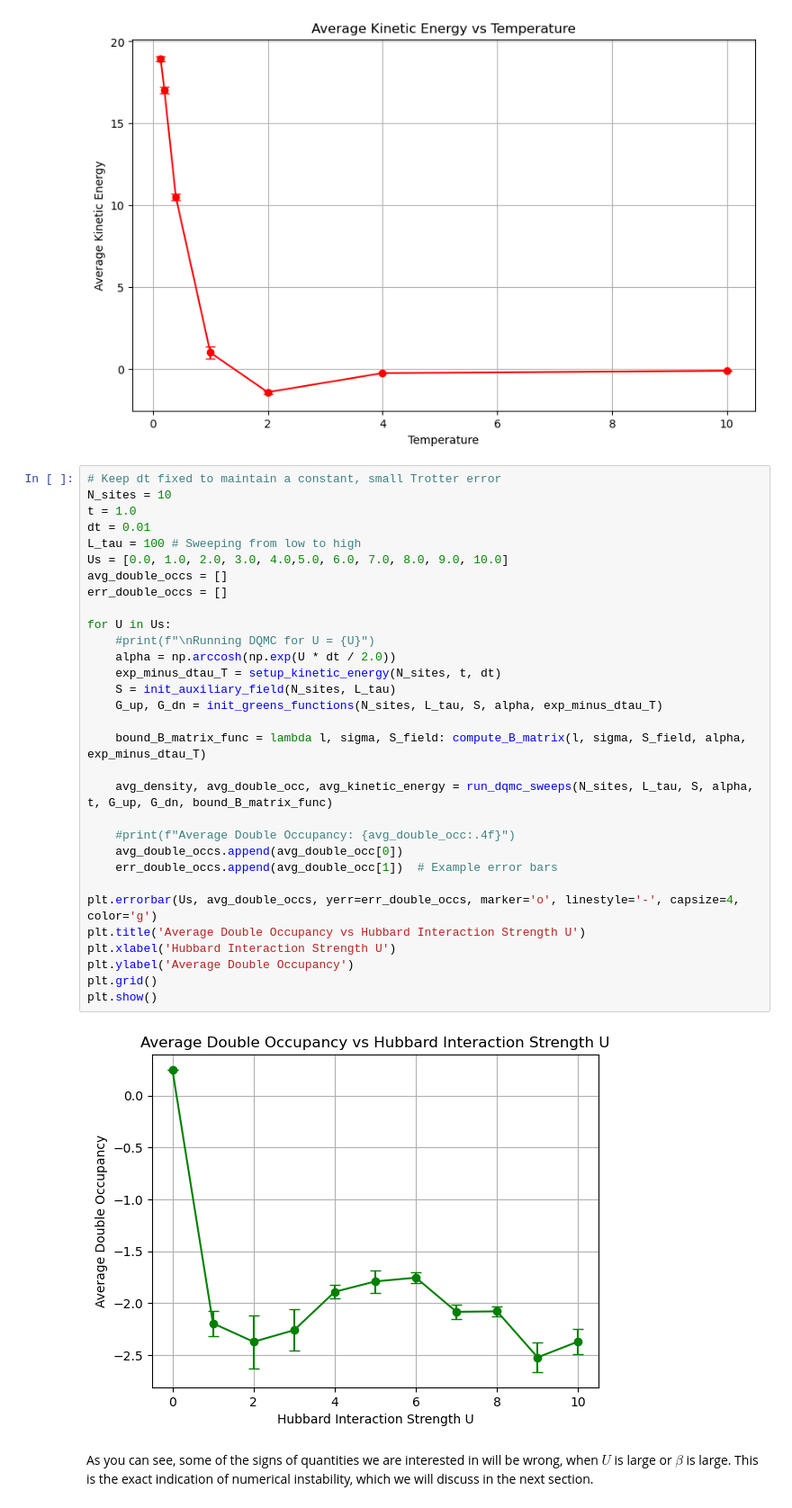
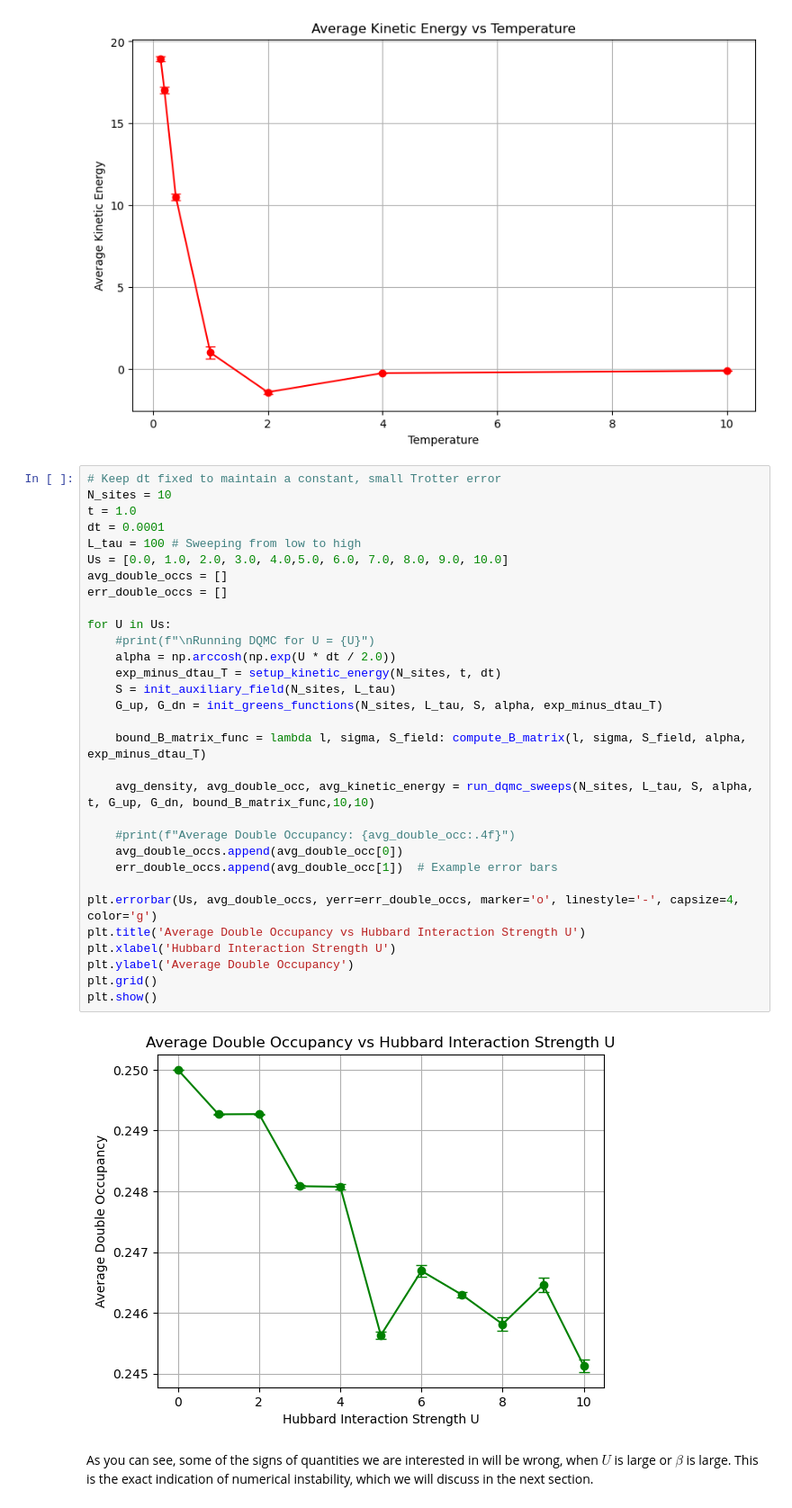
Before and after one commit to RENSHUZHE/HKU-DQMC, a Jupyter notebook: DQMC_Theory_2_Measurement_and_Updating.ipynb, the cells around one changed output. Shown at 90% size. Cells and saved outputs as stored; diff of their text form.

```diff
--- a/DQMC_Theory_2_Measurement_and_Updating.ipynb
+++ b/DQMC_Theory_2_Measurement_and_Updating.ipynb
@@ -724,36 +728,36 @@ plt.show()
 # %%
 # Keep dt fixed to maintain a constant, small Trotter error
 N_sites = 10
 t = 1.0
-dt = 0.01
+dt = 0.0001
 L_tau = 100 # Sweeping from low to high
 Us = [0.0, 1.0, 2.0, 3.0, 4.0,5.0, 6.0, 7.0, 8.0, 9.0, 10.0]
 avg_double_occs = []
 err_double_occs = []
 
 for U in Us:
     #print(f"\nRunning DQMC for U = {U}")
     alpha = np.arccosh(np.exp(U * dt / 2.0))
     exp_minus_dtau_T = setup_kinetic_energy(N_sites, t, dt)
     S = init_auxiliary_field(N_sites, L_tau)
     G_up, G_dn = init_greens_functions(N_sites, L_tau, S, alpha, exp_minus_dtau_T)
 
     bound_B_matrix_func = lambda l, sigma, S_field: compute_B_matrix(l, sigma, S_field, alpha, exp_minus_dtau_T)
 
-    avg_density, avg_double_occ, avg_kinetic_energy = run_dqmc_sweeps(N_sites, L_tau, S, alpha, t, G_up, G_dn, bound_B_matrix_func)
+    avg_density, avg_double_occ, avg_kinetic_energy = run_dqmc_sweeps(N_sites, L_tau, S, alpha, t, G_up, G_dn, bound_B_matrix_func,10,10)
 
     #print(f"Average Double Occupancy: {avg_double_occ:.4f}")
     avg_double_occs.append(avg_double_occ[0])
     err_double_occs.append(avg_double_occ[1])  # Example error bars
 
 plt.errorbar(Us, avg_double_occs, yerr=err_double_occs, marker='o', linestyle='-', capsize=4, color='g')
 plt.title('Average Double Occupancy vs Hubbard Interaction Strength U')
 plt.xlabel('Hubbard Interaction Strength U')
 plt.ylabel('Average Double Occupancy')
 plt.grid()
 plt.show()
 # %% [output]
-[figure, old version]
+[figure, new version]
 # %% [markdown]
 As you can see, some of the signs of quantities we are interested in will be wrong, when $U$ is large or $\beta$ is large. This is the exact indication of numerical instability, which we will discuss in the next section.
 # %% [markdown]
```
Also changed, not shown: parts of 3 cells of this notebook, 2 other files.
